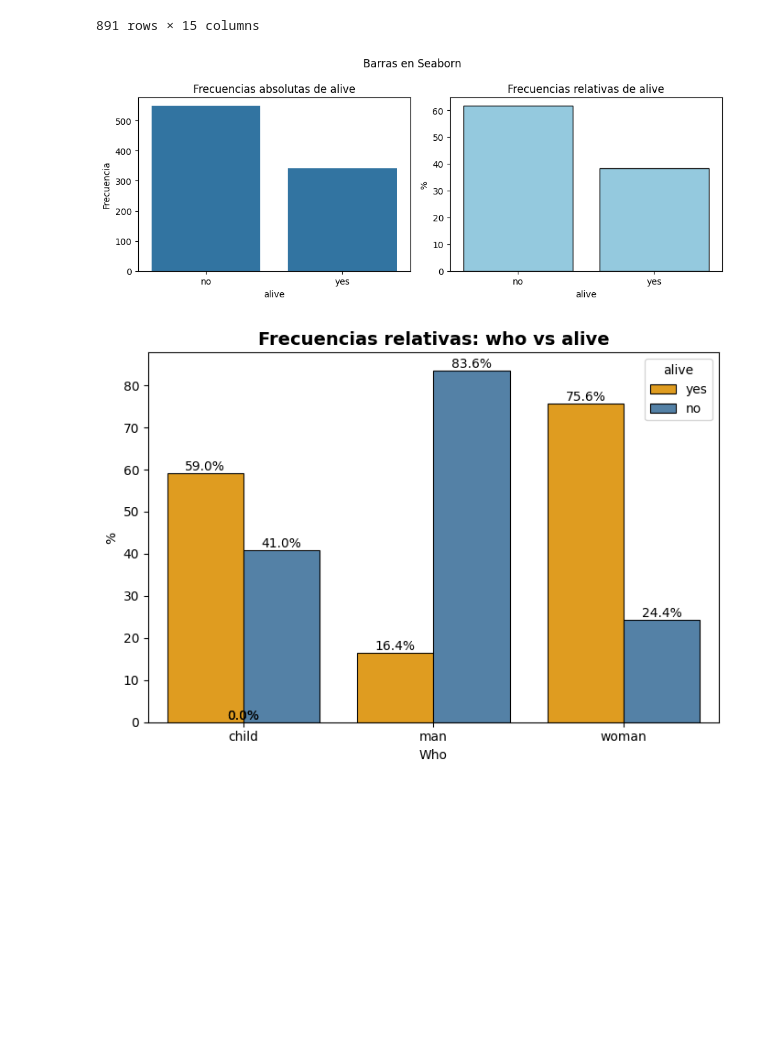
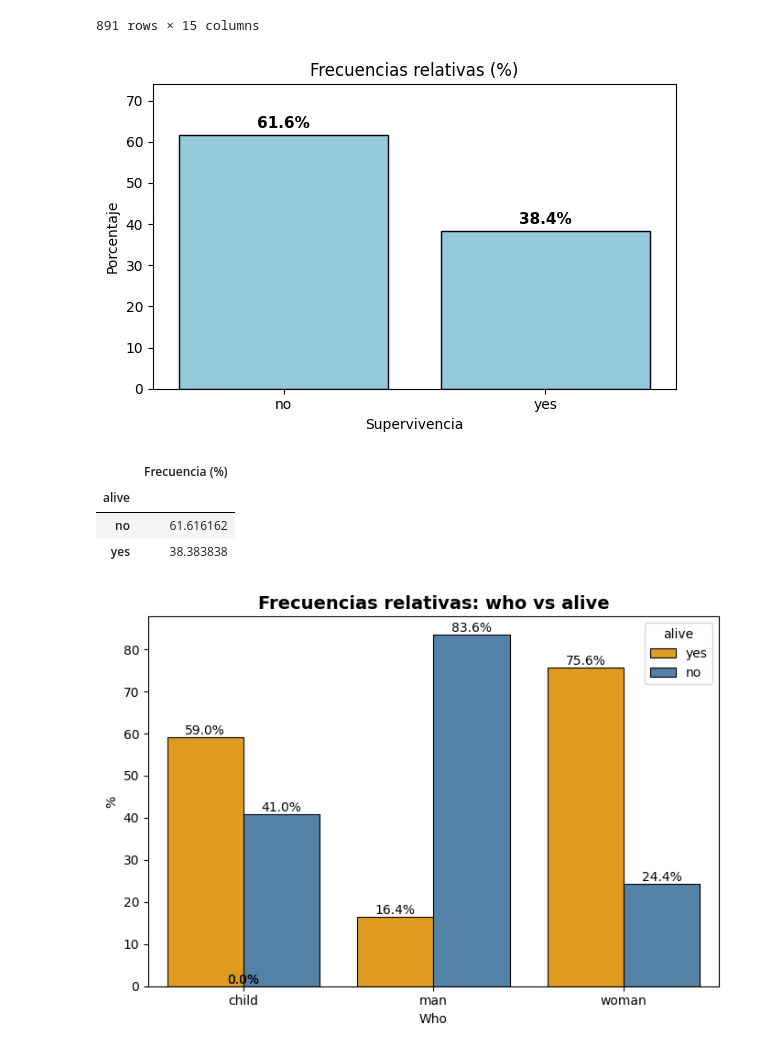
Before and after one commit to MHHsim/DS-Online-Marta-Harana, a Jupyter notebook: 03_Data_Analysis/Sprint_08/Unidad_02_Visualizacion_Avanzada_Seaborn/03_Practica_Obligatoria/18_Practica_Obligatoria_Visualizacion_Avanzada.ipynb, the cells around one changed output. Cells and saved outputs as stored; diff of their text form; code cells hidden in the pictures; blank space fills up the shorter version.

```diff
--- a/03_Data_Analysis/Sprint_08/Unidad_02_Visualizacion_Avanzada_Seaborn/03_Practica_Obligatoria/18_Practica_Obligatoria_Visualizacion_Avanzada.ipynb
+++ b/03_Data_Analysis/Sprint_08/Unidad_02_Visualizacion_Avanzada_Seaborn/03_Practica_Obligatoria/18_Practica_Obligatoria_Visualizacion_Avanzada.ipynb
@@ -167,40 +167,52 @@ df_titanic
 | 889 | 1 | 1 | male | 26.0 | 0 | 0 | 30.0000 | C | First | man | ... |
 | 890 | 0 | 3 | male | 32.0 | 0 | 0 | 7.7500 | Q | Third | man | ... |
 891 rows × 15 columns
-# %%
-### COMPARACION UNA VARIABLE CATEGÓRICA
-
-variable_categorica = "alive"
-df = df_titanic
-
-fig, axs = plt.subplots(nrows=1, ncols=2, figsize=(10,4))
-fig.suptitle("Barras en Seaborn")
-
-# --- FRECUENCIAS ABSOLUTAS ---
-sns.countplot(x=variable_categorica, data=df, ax=axs[0])
-axs[0].set_title(f"Frecuencias absolutas de {variable_categorica}")
-axs[0].set_xlabel(variable_categorica)
-axs[0].set_ylabel("Frecuencia")
-
-# --- FRECUENCIAS RELATIVAS ---
-valores = df[variable_categorica].value_counts(normalize=True) * 100
-
-sns.barplot(
-    x=valores.index,
-    y=valores.values,
-    ax=axs[1],
-    color="skyblue",
-    edgecolor="black"
-)
-
-axs[1].set_title(f"Frecuencias relativas de {variable_categorica}")
-axs[1].set_ylabel("%")
-axs[1].set_xlabel(variable_categorica)
-
-plt.tight_layout()
-plt.show()
-# %% [output]
-[figure, removed]
+# %%
+variable_categorica = "alive"
+df = df_titanic
+
+# Calcular frecuencias relativas
+freq_rel = df[variable_categorica].value_counts(normalize=True).sort_index() * 100
+
+plt.figure(figsize=(6,4))
+
+# Gráfico de barras
+ax = sns.barplot(
+    x=freq_rel.index,
+    y=freq_rel.values,
+    color="skyblue",
+    edgecolor="black"
+)
+
+# Título y ejes
+plt.title("Frecuencias relativas (%)")
+plt.xlabel("Supervivencia")
+plt.ylabel("Porcentaje")
+
+# Añadir porcentajes encima de cada barra
+for i, valor in enumerate(freq_rel.values):
+    ax.text(
+        i,
+        valor + 1,
+        f"{valor:.1f}%",
+        ha="center",
+        va="bottom",
+        fontsize=11,
+        fontweight="bold"
+    )
+
+plt.ylim(0, freq_rel.max() * 1.20)
+plt.tight_layout()
+plt.show()
+
+# Mostrar tabla de frecuencias relativas
+freq_rel.to_frame(name="Frecuencia (%)")
+# %% [output]
+[figure, added]
+|  | Frecuencia (%) |
+| alive |  |
+| no | 61.616162 |
+| yes | 38.383838 |
 # %%
 ### FRECUENCIAS RELATIVAS ENTRE VARIABLE CATEGÓRICA Y BINARIA
 
```
Also changed, not shown: parts of 6 cells of this notebook, 1 other file.
